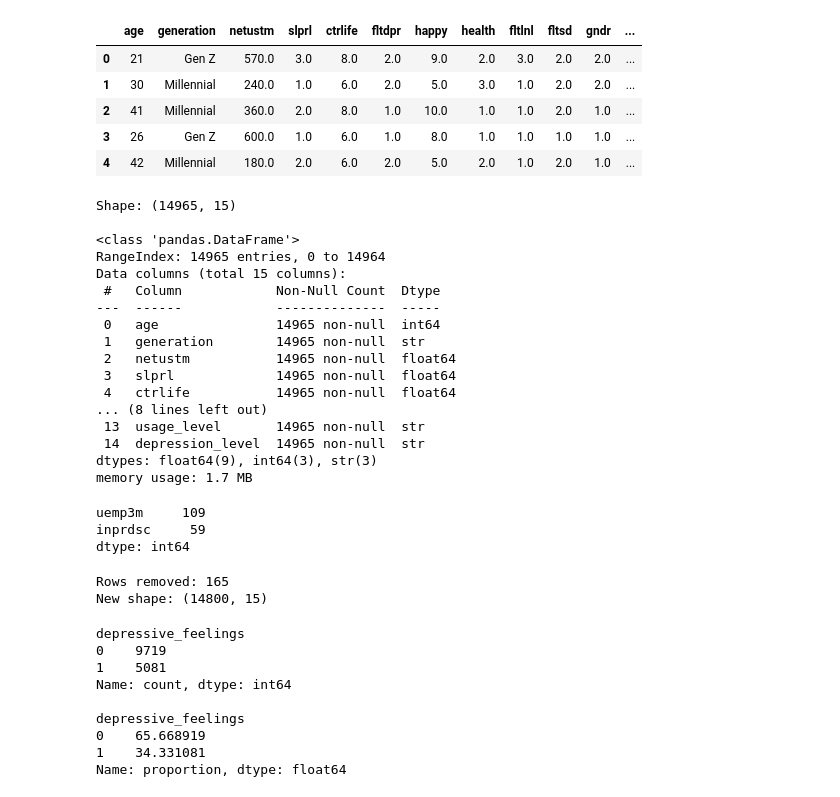
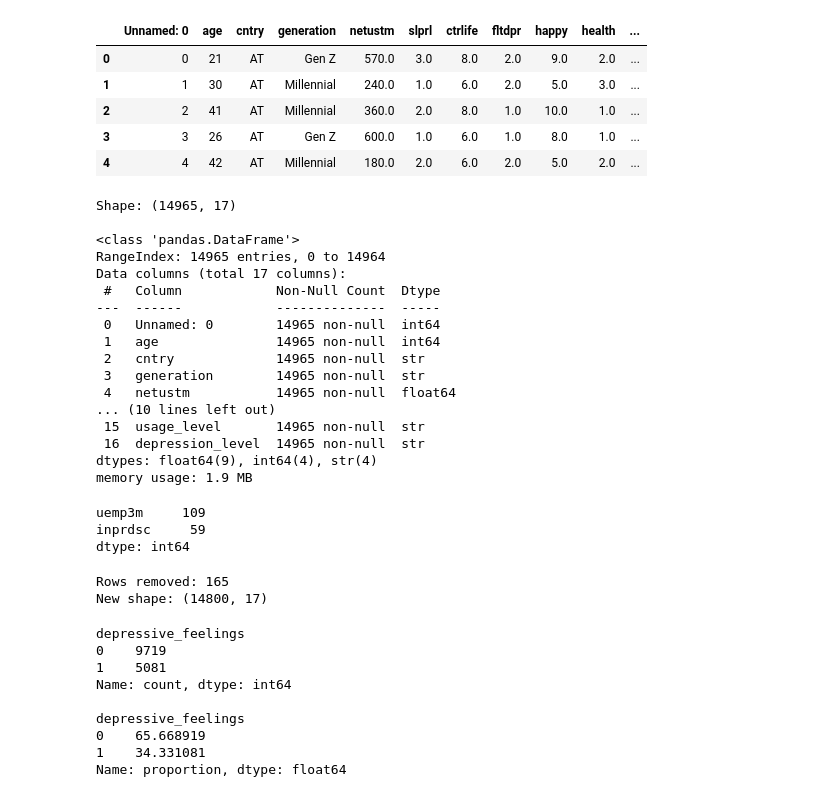
Before and after one commit to nazaninfallahh/DS_GroupProject, a Jupyter notebook: modeling.ipynb, the cells around one changed output. Saved outputs shown, nothing was run; the diff lists cells and outputs as text; code cells hidden in the pictures.

```diff
--- a/modeling.ipynb
+++ b/modeling.ipynb
@@ -1,41 +1,41 @@
 # %%
 import pandas as pd
 import numpy as np
 import matplotlib.pyplot as plt
 import seaborn as sns
 
-data = pd.read_csv("processed_data.csv")
+data = pd.read_csv("processed_data2.csv")
 
 data.head()
 # %% [output]
-|  | age | generation | netustm | slprl | ctrlife | fltdpr | happy | health | fltlnl | fltsd | gndr | ... |
-| 0 | 21 | Gen Z | 570.0 | 3.0 | 8.0 | 2.0 | 9.0 | 2.0 | 3.0 | 2.0 | 2.0 | ... |
-| 1 | 30 | Millennial | 240.0 | 1.0 | 6.0 | 2.0 | 5.0 | 3.0 | 1.0 | 2.0 | 2.0 | ... |
-| 2 | 41 | Millennial | 360.0 | 2.0 | 8.0 | 1.0 | 10.0 | 1.0 | 1.0 | 2.0 | 1.0 | ... |
-| 3 | 26 | Gen Z | 600.0 | 1.0 | 6.0 | 1.0 | 8.0 | 1.0 | 1.0 | 1.0 | 1.0 | ... |
-| 4 | 42 | Millennial | 180.0 | 2.0 | 6.0 | 2.0 | 5.0 | 2.0 | 1.0 | 2.0 | 1.0 | ... |
+|  | Unnamed: 0 | age | cntry | generation | netustm | slprl | ctrlife | fltdpr | happy | health | ... |
+| 0 | 0 | 21 | AT | Gen Z | 570.0 | 3.0 | 8.0 | 2.0 | 9.0 | 2.0 | ... |
+| 1 | 1 | 30 | AT | Millennial | 240.0 | 1.0 | 6.0 | 2.0 | 5.0 | 3.0 | ... |
+| 2 | 2 | 41 | AT | Millennial | 360.0 | 2.0 | 8.0 | 1.0 | 10.0 | 1.0 | ... |
+| 3 | 3 | 26 | AT | Gen Z | 600.0 | 1.0 | 6.0 | 1.0 | 8.0 | 1.0 | ... |
+| 4 | 4 | 42 | AT | Millennial | 180.0 | 2.0 | 6.0 | 2.0 | 5.0 | 2.0 | ... |
 # %%
 print("Shape:", data.shape)
 print()
 data.info()
 # %% [output]
-Shape: (14965, 15)
+Shape: (14965, 17)
 
 <class 'pandas.DataFrame'>
 RangeIndex: 14965 entries, 0 to 14964
-Data columns (total 15 columns):
+Data columns (total 17 columns):
  #   Column            Non-Null Count  Dtype
 ---  ------            --------------  -----
- 0   age               14965 non-null  int64
- 1   generation        14965 non-null  str
- 2   netustm           14965 non-null  float64
- 3   slprl             14965 non-null  float64
- 4   ctrlife           14965 non-null  float64
-... (8 lines left out)
- 13  usage_level       14965 non-null  str
- 14  depression_level  14965 non-null  str
-dtypes: float64(9), int64(3), str(3)
-memory usage: 1.7 MB
+ 0   Unnamed: 0        14965 non-null  int64
+ 1   age               14965 non-null  int64
+ 2   cntry             14965 non-null  str
+ 3   generation        14965 non-null  str
+ 4   netustm           14965 non-null  float64
+... (10 lines left out)
+ 15  usage_level       14965 non-null  str
+ 16  depression_level  14965 non-null  str
+dtypes: float64(9), int64(4), str(4)
+memory usage: 1.9 MB
 # %%
 data["uemp3m"] = data["uemp3m"].replace([7, 8, 9], np.nan)
 data["inprdsc"] = data["inprdsc"].replace([77, 88, 99], np.nan)
@@ -54,7 +54,7 @@ print("Rows removed:", before - len(data))
 print("New shape:", data.shape)
 # %% [output]
 Rows removed: 165
-New shape: (14800, 15)
+New shape: (14800, 17)
 # %%
 data["depressive_feelings"] = (data["fltdpr"] >= 2).astype(int)
 
```
Also changed, not shown: parts of 11 cells of this notebook, 3 other files.
